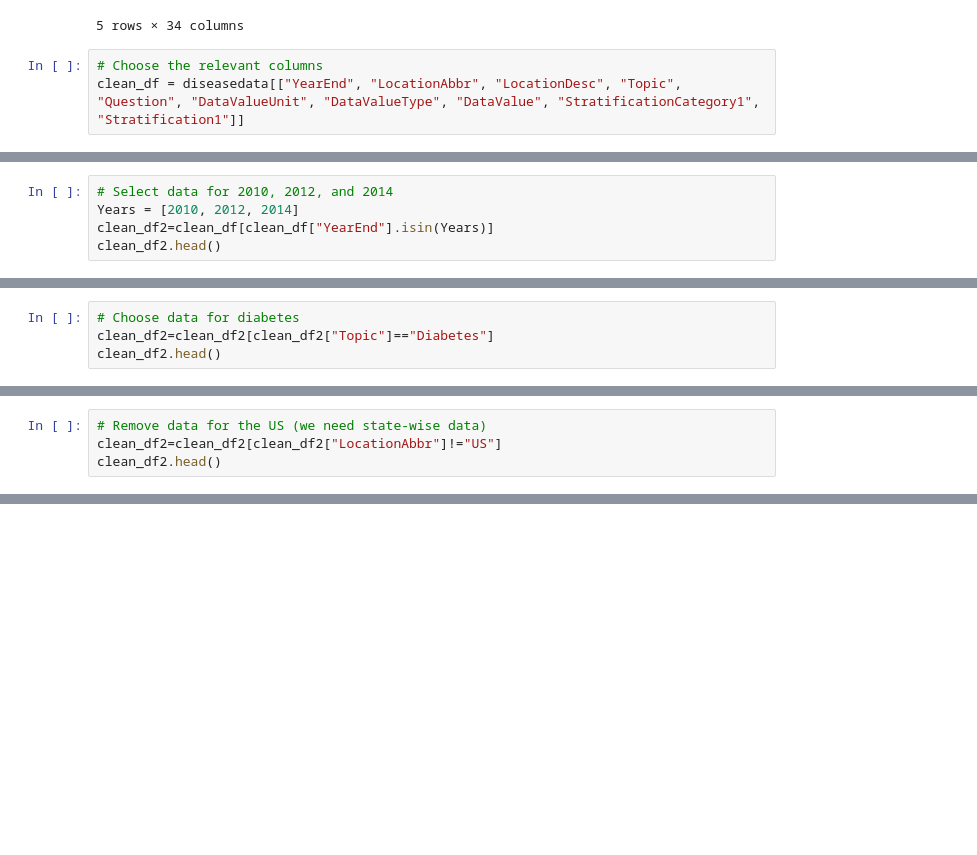
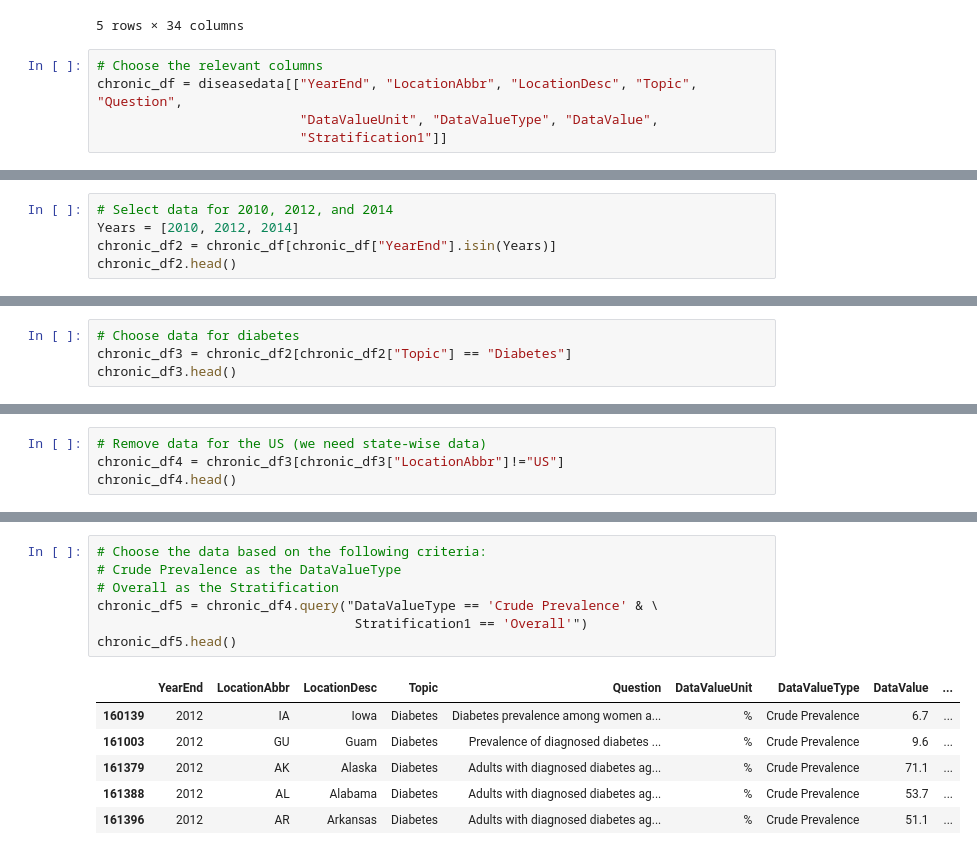
Before and after one commit to rochiecuevas/diabetes, a Jupyter notebook: Clean_Chronic_Disease_indicators.ipynb, the cells around one changed output, grey strips where cells are left out. Drawn from its saved outputs; the diff is of its cells as text; blank space fills up the shorter version.

Commit message:
retained Stratification1 and chose cells with question about prevalence of diabetes in adults 18+ yo

```diff
--- a/Clean_Chronic_Disease_indicators.ipynb
+++ b/Clean_Chronic_Disease_indicators.ipynb
@@ -17,6 +17,8 @@ diseasedata.head()
 5 rows × 34 columns
 # %%
 # Choose the relevant columns
-clean_df = diseasedata[["YearEnd", "LocationAbbr", "LocationDesc", "Topic", "Question", "DataValueUnit", "DataValueType", "DataValue", "StratificationCategory1", "Stratification1"]]
+chronic_df = diseasedata[["YearEnd", "LocationAbbr", "LocationDesc", "Topic", "Question",
+                          "DataValueUnit", "DataValueType", "DataValue",
+                          "Stratification1"]]
 # %%
 # Preview the revised dataframe
@@ -31,8 +33,8 @@ clean_df.head()
 # %%
 # Select data for 2010, 2012, and 2014
 Years = [2010, 2012, 2014]
-clean_df2=clean_df[clean_df["YearEnd"].isin(Years)]
-clean_df2.head()
+chronic_df2 = chronic_df[chronic_df["YearEnd"].isin(Years)]
+chronic_df2.head()
 # %% [output]
 |  | YearEnd | LocationAbbr | LocationDesc | Topic | Question | DataValueUnit | DataValueType | DataValue | ... |
 | 116756 | 2014 | KY | Kentucky | Chronic Kidney Disease | Incidence of treated end-stage re... | cases per 1,000,000 | Number | 1749 | ... |
@@ -42,8 +44,8 @@ clean_df2.head()
 | 117537 | 2014 | UT | Utah | Chronic Kidney Disease | Incidence of treated end-stage re... | cases per 1,000,000 | Number | 525 | ... |
 # %%
 # Choose data for diabetes
-clean_df2=clean_df2[clean_df2["Topic"]=="Diabetes"]
-clean_df2.head()
+chronic_df3 = chronic_df2[chronic_df2["Topic"] == "Diabetes"]
+chronic_df3.head()
 # %% [output]
 |  | YearEnd | LocationAbbr | LocationDesc | Topic | Question | DataValueUnit | DataValueType | DataValue | ... |
 | 122531 | 2014 | US | United States | Diabetes | Diabetes prevalence among women a... | % | Crude Prevalence | 5.7 | ... |
@@ -53,8 +55,8 @@ clean_df2.head()
 | 160309 | 2012 | DE | Delaware | Diabetes | Adults with diagnosed diabetes ag... | % | Age-adjusted Prevalence | 63.9 | ... |
 # %%
 # Remove data for the US (we need state-wise data)
-clean_df2=clean_df2[clean_df2["LocationAbbr"]!="US"]
-clean_df2.head()
+chronic_df4 = chronic_df3[chronic_df3["LocationAbbr"]!="US"]
+chronic_df4.head()
 # %% [output]
 |  | YearEnd | LocationAbbr | LocationDesc | Topic | Question | DataValueUnit | DataValueType | DataValue | ... |
 | 160122 | 2012 | AL | Alabama | Diabetes | Prevalence of diagnosed diabetes ... | % | Age-adjusted Prevalence | 10.5 | ... |
@@ -62,3 +64,17 @@ clean_df2.head()
 | 160206 | 2012 | AL | Alabama | Diabetes | Prevalence of diagnosed diabetes ... | % | Age-adjusted Prevalence | 11.9 | ... |
 | 160309 | 2012 | DE | Delaware | Diabetes | Adults with diagnosed diabetes ag... | % | Age-adjusted Prevalence | 63.9 | ... |
 | 160599 | 2012 | PA | Pennsylvania | Diabetes | Prevalence of diagnosed diabetes ... | % | Age-adjusted Prevalence | 12.5 | ... |
+# %%
+# Choose the data based on the following criteria:
+# Crude Prevalence as the DataValueType
+# Overall as the Stratification
+chronic_df5 = chronic_df4.query("DataValueType == 'Crude Prevalence' & \
+                                 Stratification1 == 'Overall'")
+chronic_df5.head()
+# %% [output]
+|  | YearEnd | LocationAbbr | LocationDesc | Topic | Question | DataValueUnit | DataValueType | DataValue | ... |
+| 160139 | 2012 | IA | Iowa | Diabetes | Diabetes prevalence among women a... | % | Crude Prevalence | 6.7 | ... |
+| 161003 | 2012 | GU | Guam | Diabetes | Prevalence of diagnosed diabetes ... | % | Crude Prevalence | 9.6 | ... |
+| 161379 | 2012 | AK | Alaska | Diabetes | Adults with diagnosed diabetes ag... | % | Crude Prevalence | 71.1 | ... |
+| 161388 | 2012 | AL | Alabama | Diabetes | Adults with diagnosed diabetes ag... | % | Crude Prevalence | 53.7 | ... |
+| 161396 | 2012 | AR | Arkansas | Diabetes | Adults with diagnosed diabetes ag... | % | Crude Prevalence | 51.1 | ... |
```
Also changed, not shown: parts of 2 cells of this notebook.
